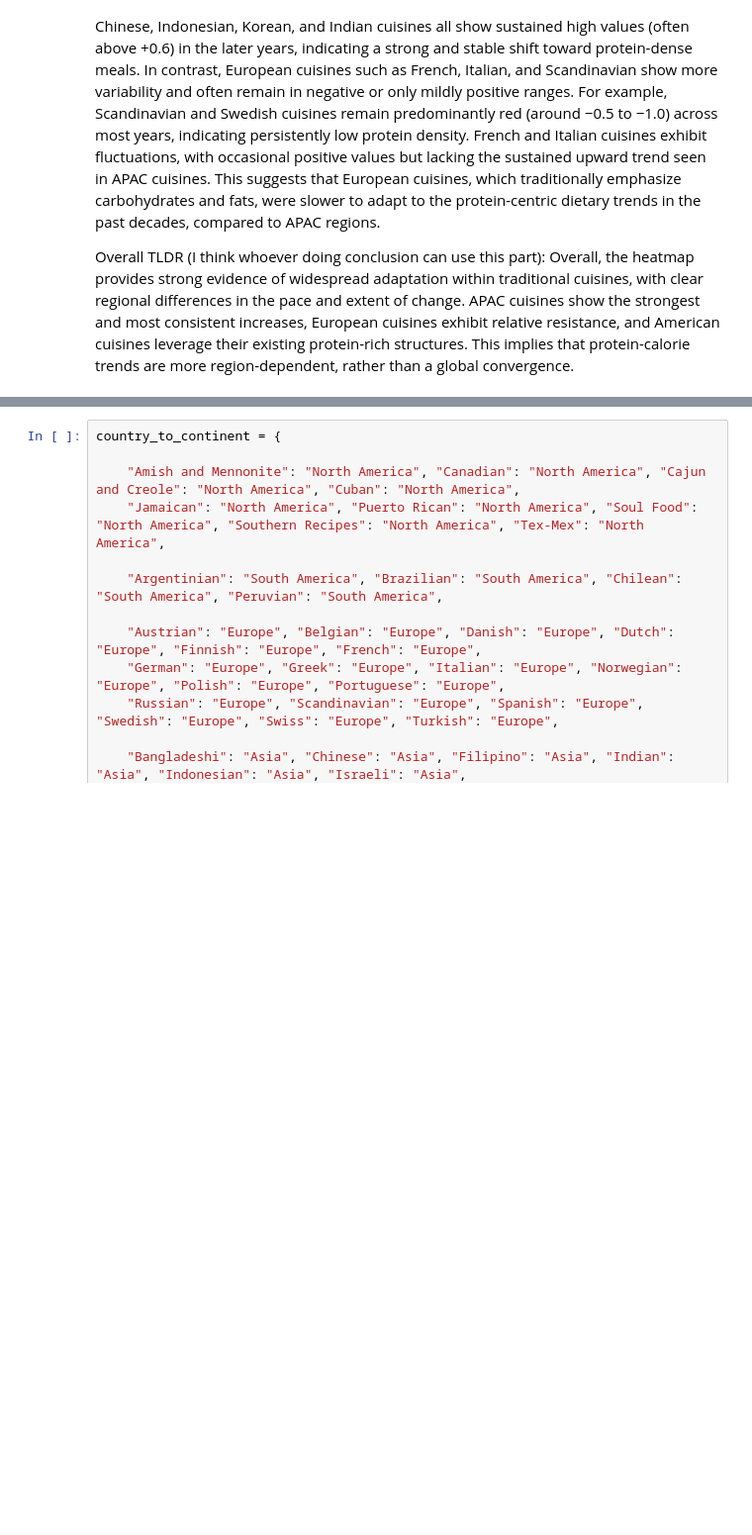
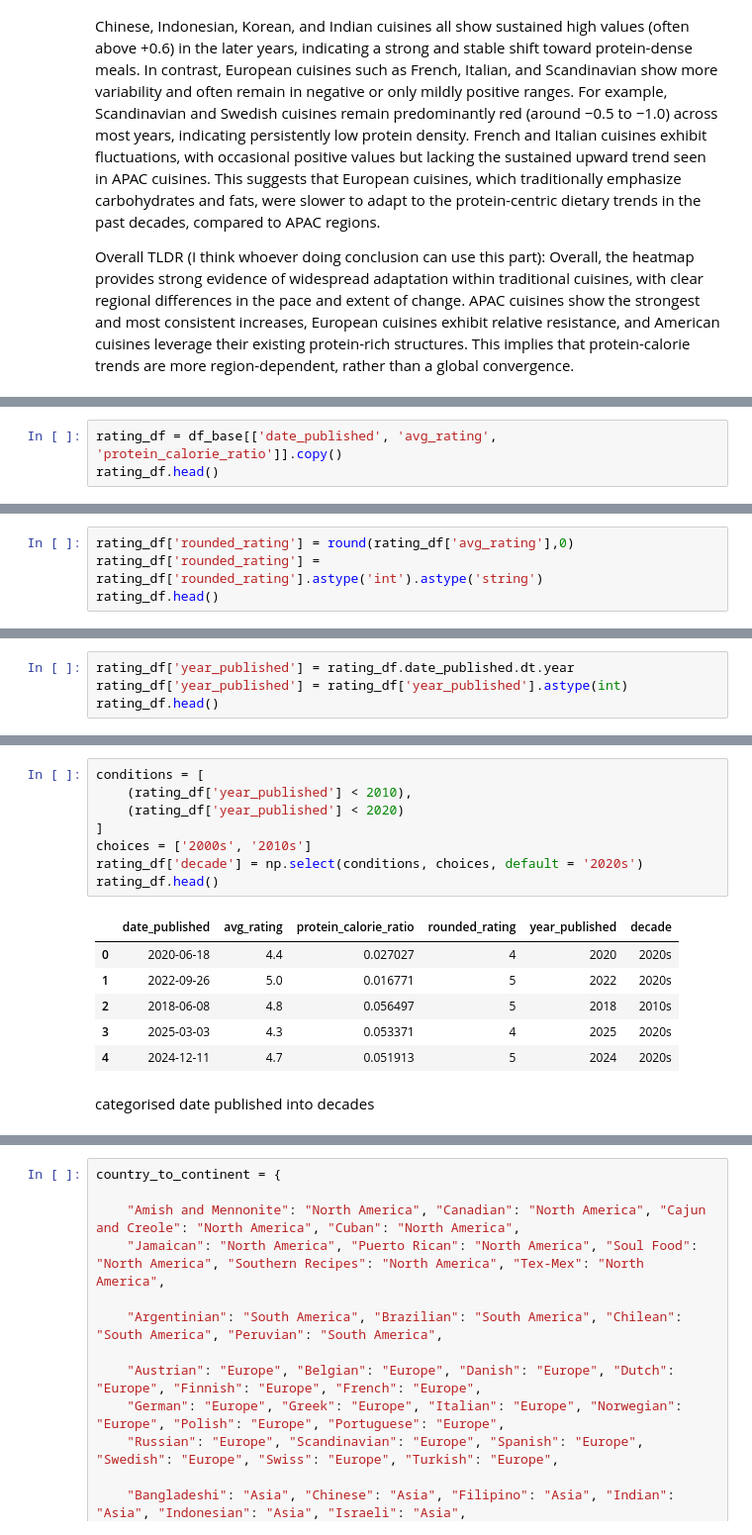
Before and after one commit to seandooa/DSA2101, a Jupyter notebook: src/dsa2101_dsa2ne1_project.ipynb, the cells around one changed output, grey strips where cells are left out. Shown at 99% size. Drawn from its saved outputs; the diff is of its cells as text; blank space fills up the shorter version.

```diff
--- a/src/dsa2101_dsa2ne1_project.ipynb
+++ b/src/dsa2101_dsa2ne1_project.ipynb
@@ -289,0 +294,3 @@ leverage their existing protein-rich structures. This implies that protein-calor
+# %%
+rating_df = df_base[['date_published', 'avg_rating', 'protein_calorie_ratio']].copy()
+rating_df.head()
@@ -289,0 +304,4 @@ leverage their existing protein-rich structures. This implies that protein-calor
+# %%
+rating_df['rounded_rating'] = round(rating_df['avg_rating'],0)
+rating_df['rounded_rating'] = rating_df['rounded_rating'].astype('int').astype('string')
+rating_df.head()
@@ -289,0 +325,4 @@ leverage their existing protein-rich structures. This implies that protein-calor
+# %%
+rating_df['year_published'] = rating_df.date_published.dt.year
+rating_df['year_published'] = rating_df['year_published'].astype(int)
+rating_df.head()
@@ -289,0 +336,17 @@ leverage their existing protein-rich structures. This implies that protein-calor
+# %%
+conditions = [
+    (rating_df['year_published'] < 2010),
+    (rating_df['year_published'] < 2020)
+]
+choices = ['2000s', '2010s']
+rating_df['decade'] = np.select(conditions, choices, default = '2020s')
+rating_df.head()
+# %% [output]
+|  | date_published | avg_rating | protein_calorie_ratio | rounded_rating | year_published | decade |
+| 0 | 2020-06-18 | 4.4 | 0.027027 | 4 | 2020 | 2020s |
+| 1 | 2022-09-26 | 5.0 | 0.016771 | 5 | 2022 | 2020s |
+| 2 | 2018-06-08 | 4.8 | 0.056497 | 5 | 2018 | 2010s |
+| 3 | 2025-03-03 | 4.3 | 0.053371 | 4 | 2025 | 2020s |
+| 4 | 2024-12-11 | 4.7 | 0.051913 | 5 | 2024 | 2020s |
+# %% [markdown]
+categorised date published into decades
```
Also changed, not shown: parts of 15 cells of this notebook.
